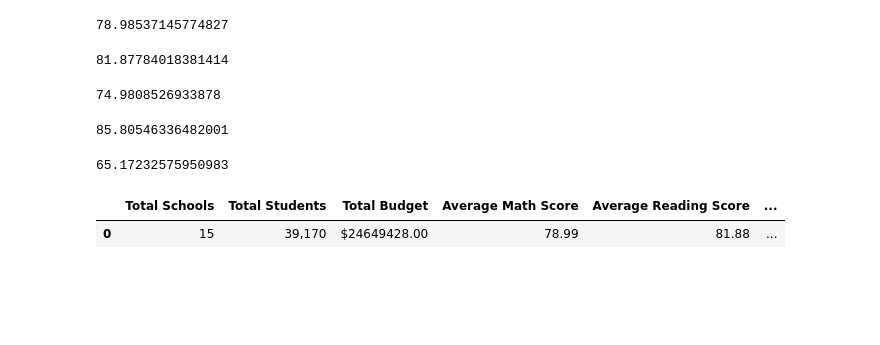
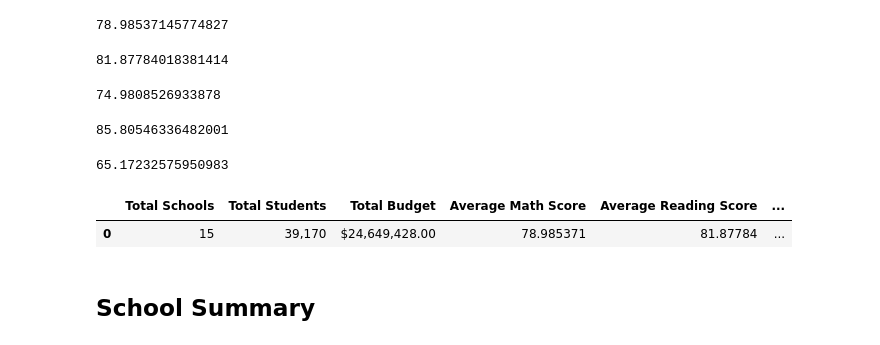
Before and after one commit to MeganBlazevic/pandas-challenge, a Jupyter notebook: PyCitySchools.ipynb, the cells around one changed output. Cells and saved outputs as stored; diff of their text form; code cells hidden in the pictures; blank space fills up the shorter version.

```diff
--- a/PyCitySchools.ipynb
+++ b/PyCitySchools.ipynb
@@ -36,52 +56,51 @@ averageMathScore
 78.98537145774827
 # %%
 # Calculcate average reading score
-averageReadingScore = fullData["reading_score"].mean()
+averageReadingScore = fullSchoolData["reading_score"].mean()
 averageReadingScore
 # %% [output]
 81.87784018381414
 # %%
 # Calculate % passing in math (70 and greater)
-passingMathCount = fullData[(fullData["math_score"] >=70)].count()["student_name"]
+passingMathCount = fullSchoolData[(fullSchoolData["math_score"] >=70)].count()["student_name"]
+#print(passingMathCount)
 
-passingMathPercent = passingMathCount / float(studentCount) * 100
-passingMathPercent
+passingMathPercentage = passingMathCount / float(studentCount) * 100
+passingMathPercentage
 # %% [output]
 74.9808526933878
 # %%
 # Calculate % passing in reading (70 and greater)
-passingReadingCount = fullData[(fullData["reading_score"] >=70)].count()["student_name"]
+passingReadingCount = fullSchoolData[(fullSchoolData["reading_score"] >=70)].count()["student_name"]
+#print(passingReadingCount)
 
-passingReadingPercent = passingReadingCount / float(studentCount) * 100
-passingReadingPercent
+passingReadingPercentage = passingReadingCount / float(studentCount) * 100
+passingReadingPercentage
 # %% [output]
 85.80546336482001
 # %%
 # Calculate % overall passing grades (both math and reading)
-overallPassingGradeCount = fullData[(fullData["math_score"] >=70) & (fullData["reading_score"] >=70)].count()["student_name"]
+passingMathReadingCount = fullSchoolData[(fullSchoolData["math_score"] >=70) & (fullSchoolData["reading_score"] >=70)].count()["student_name"]
 
-overallPassingGradePercent = overallPassingGradeCount / float(studentCount) *100
-overallPassingGradePercent
+overallPassingRate = passingMathReadingCount / float(studentCount) *100
+overallPassingRate
 # %% [output]
 65.17232575950983
 # %%
 # Create and display a dataframe to hold of the above district summary metrics
-districtSummary = pd.DataFrame({"Total Schools": schoolCount,
-    "Total Students": f"{studentCount:,}",
-    "Total Budget": f"${totalBudget:.2f}",
-    "Average Math Score": f"{averageMathScore:.2f}",
-    "Average Reading Score": f"{averageReadingScore:.2f}",
-    "% Passing in Math": f"{passingMathPercent:.2f}" "%",
-    "% Passing in Reading": f"{passingReadingPercent:.2f}" "%",
-    "% Overall Passing": f"{overallPassingGradePercent:.2f}" "%"}, index=[0])
-
-districtSummary
-# Create a high-level snapshot of the district's key metrics in a DataFrame
-#district_summary =
+district_summary = pd.DataFrame({"Total Schools": schoolCount,
+    "Total Students":studentCount,"Total Budget": totalBudget,"Average Math Score":averageMathScore,
+    "Average Reading Score": averageReadingScore, "% Passing in Math": passingMathPercentage,
+    "% Passing in Reading": passingReadingPercentage, "% Overall Passing": overallPassingRate}, index=[0])
 
 # Formatting
-#district_summary["Total Students"] = district_summary["Total Students"].map("{:,}".format)
-#district_summary["Total Budget"] = district_summary["Total Budget"].map("${:,.2f}".format)
+district_summary["Total Students"] = district_summary["Total Students"].map("{:,}".format)
+district_summary["Total Budget"] = district_summary["Total Budget"].map("${:,.2f}".format)
+
+# Display the DataFrame
+district_summary
 # %% [output]
 |  | Total Schools | Total Students | Total Budget | Average Math Score | Average Reading Score | ... |
-| 0 | 15 | 39,170 | $24649428.00 | 78.99 | 81.88 | ... |
+| 0 | 15 | 39,170 | $24,649,428.00 | 78.985371 | 81.87784 | ... |
+# %% [markdown]
+## School Summary
```
Also changed, not shown: parts of 49 cells of this notebook, 3 other files.
